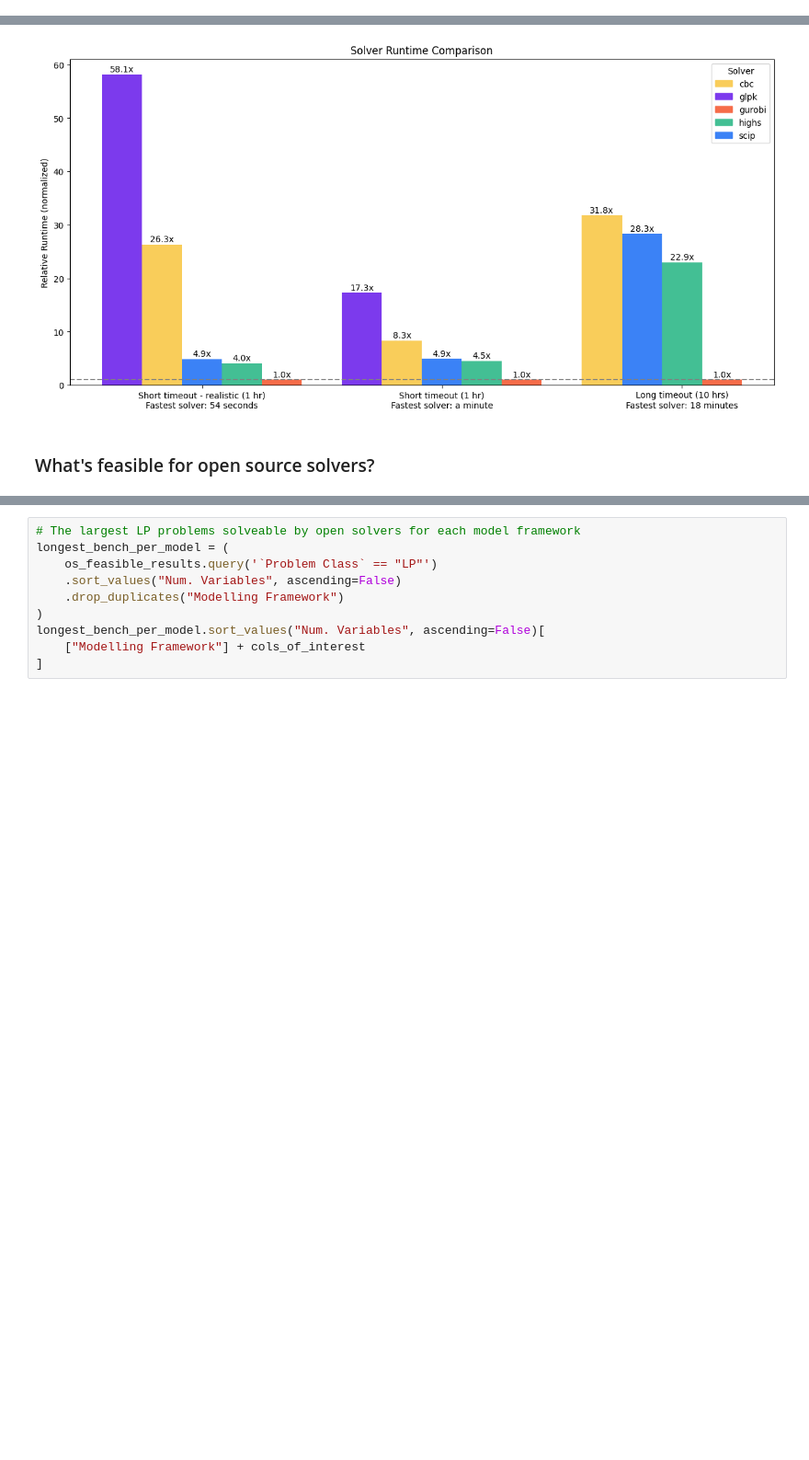
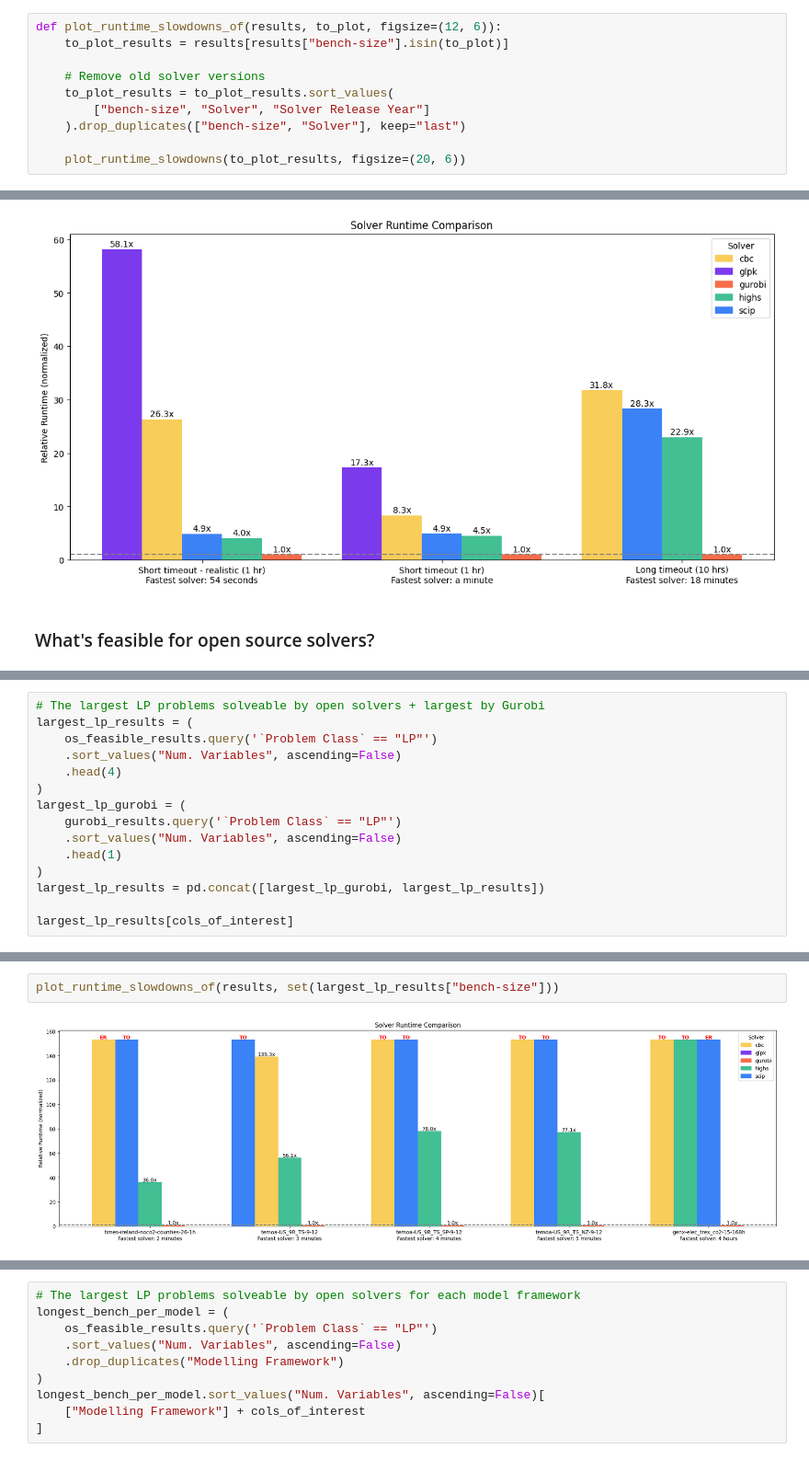
Before and after one commit to open-energy-transition/solver-benchmark, a Jupyter notebook: pocs/key-insights.ipynb, the cells around one changed output, grey strips where cells are left out. Shown at 92% size. Drawn from its saved outputs; the diff is of its cells as text; blank space fills up the shorter version.

```diff
--- a/pocs/key-insights.ipynb
+++ b/pocs/key-insights.ipynb
@@ -112,6 +112,16 @@ def plot_runtime_slowdowns(df, figsize=(12, 6)):
 
 # TODO for overall plot -- num solved inside bar?
 # TODO make non-ok bars more transparent?
+# %%
+def plot_runtime_slowdowns_of(results, to_plot, figsize=(12, 6)):
+    to_plot_results = results[results["bench-size"].isin(to_plot)]
+
+    # Remove old solver versions
+    to_plot_results = to_plot_results.sort_values(
+        ["bench-size", "Solver", "Solver Release Year"]
+    ).drop_duplicates(["bench-size", "Solver"], keep="last")
+
+    plot_runtime_slowdowns(to_plot_results, figsize=(20, 6))
 # %%
 times_problems = [
     "times-etimeseu-france-elec+heat-co2-multi_stage",
@@ -255,0 +277,15 @@ os_feasible_results.query('`Problem Class` == "LP"').sort_values(
+# %%
+# The largest LP problems solveable by open solvers + largest by Gurobi
+largest_lp_results = (
+    os_feasible_results.query('`Problem Class` == "LP"')
+    .sort_values("Num. Variables", ascending=False)
+    .head(4)
+)
+largest_lp_gurobi = (
+    gurobi_results.query('`Problem Class` == "LP"')
+    .sort_values("Num. Variables", ascending=False)
+    .head(1)
+)
+largest_lp_results = pd.concat([largest_lp_gurobi, largest_lp_results])
+
+largest_lp_results[cols_of_interest]
@@ -256 +299,5 @@ os_feasible_results.query('`Problem Class` == "LP"').sort_values(
+# %%
+plot_runtime_slowdowns_of(results, set(largest_lp_results["bench-size"]))
+# %% [output]
+[figure, added]
 # %%
```
Also changed, not shown: parts of 11 cells of this notebook.
